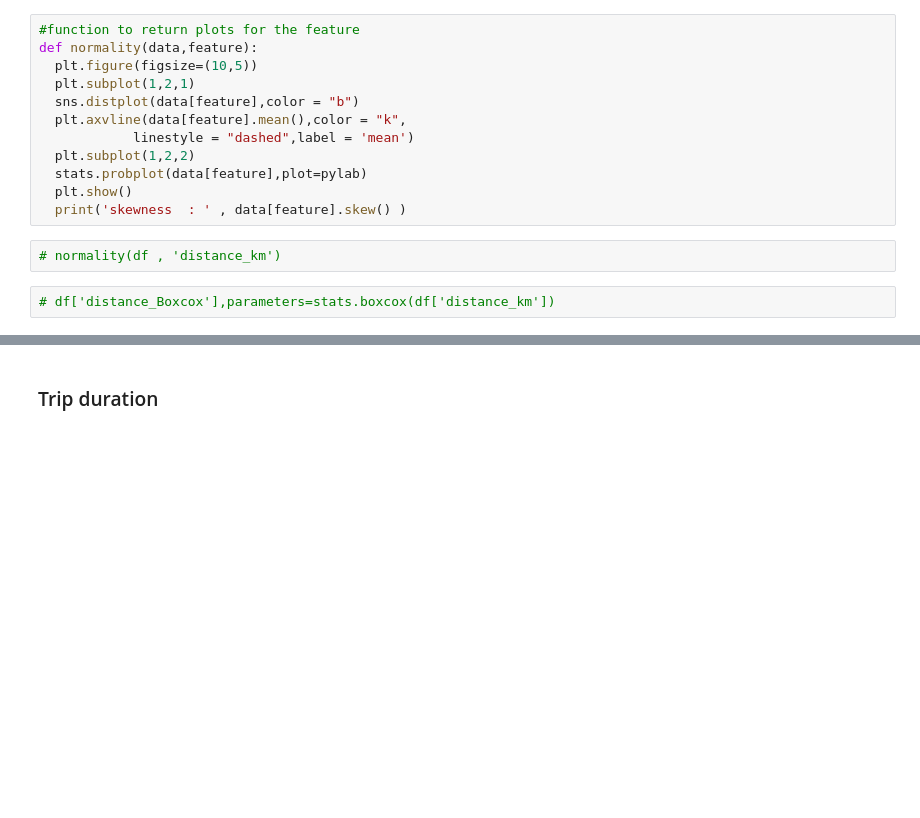
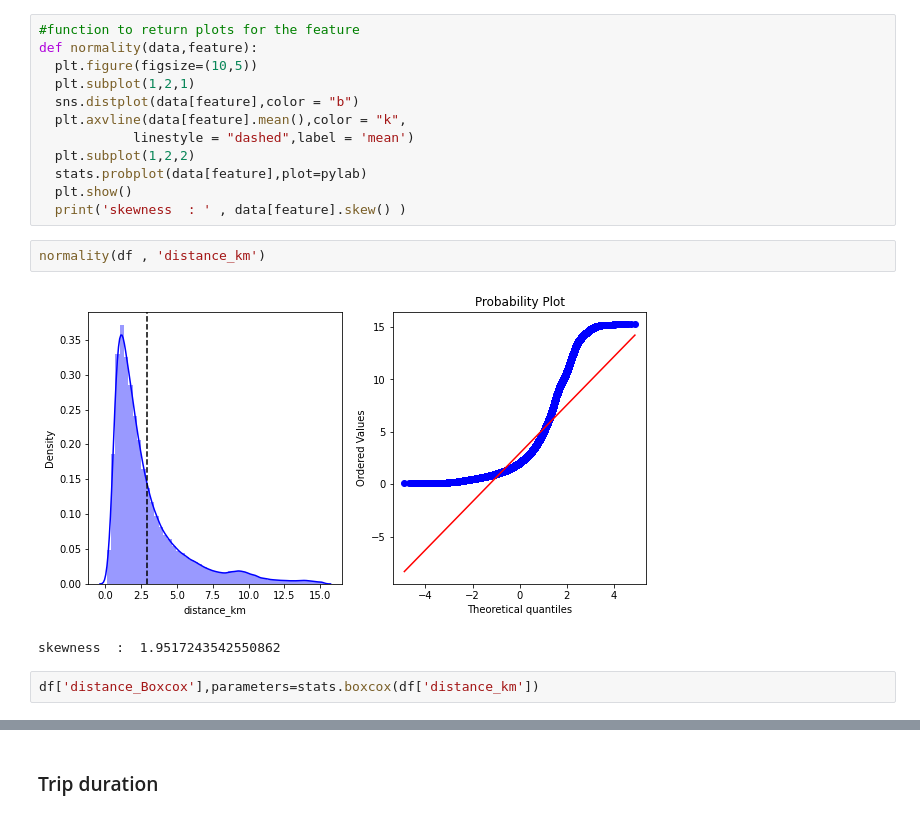
Before and after one commit to GaikwadSandesh/NYC_taxi_prediction, a Jupyter notebook: NYC_taxi_Prediction.ipynb, the cells around one changed output, grey strips where cells are left out. Drawn from its saved outputs; the diff is of its cells as text; blank space fills up the shorter version.

```diff
--- a/NYC_taxi_Prediction.ipynb
+++ b/NYC_taxi_Prediction.ipynb
@@ -340,7 +342,10 @@ def normality(data,feature):
   plt.show()
   print('skewness  : ' , data[feature].skew() )
 # %%
-# normality(df , 'distance_km')
+normality(df , 'distance_km')
+# %% [output]
+[figure, added]
+skewness  :  1.9517243542550862
 # %%
-# df['distance_Boxcox'],parameters=stats.boxcox(df['distance_km'])
+df['distance_Boxcox'],parameters=stats.boxcox(df['distance_km'])
 # %%
```
Also changed, not shown: parts of 32 cells of this notebook.
